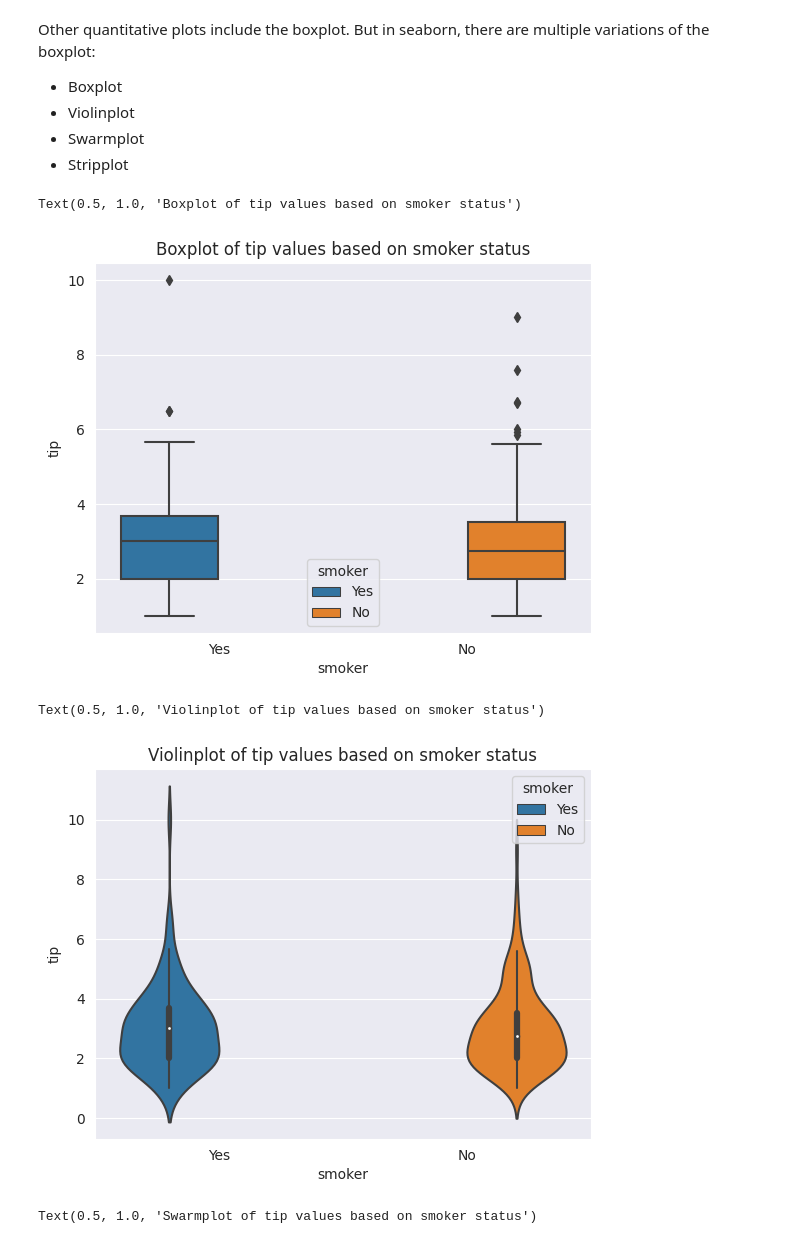
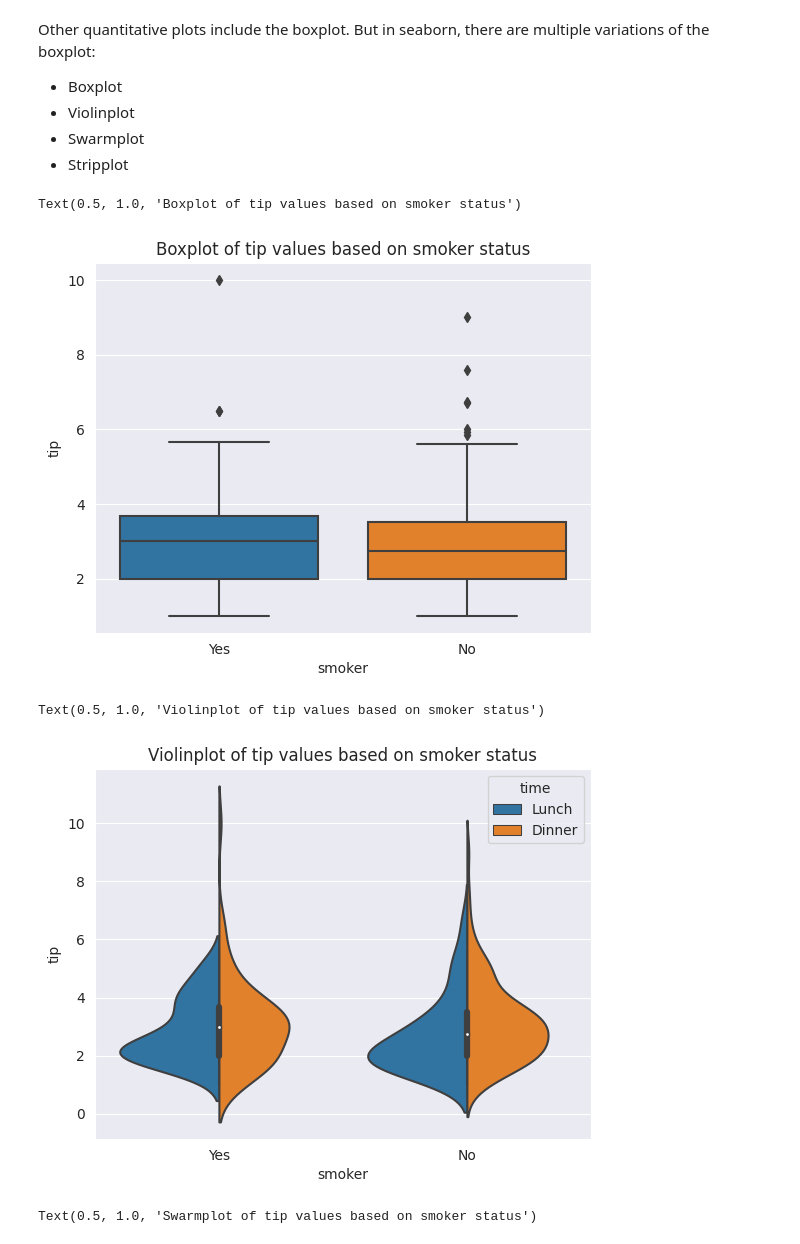
Before and after one commit to drolsonmi/math3080, a Jupyter notebook: Notes/08b Graphs_Seaborn.ipynb, the cells around one changed output. Cells and saved outputs as stored; diff of their text form; code cells hidden in the pictures.

```diff
--- a/Notes/08b Graphs_Seaborn.ipynb
+++ b/Notes/08b Graphs_Seaborn.ipynb
@@ -167,19 +167,19 @@ Other quantitative plots include the boxplot. But in seaborn, there are multiple
 * Stripplot
 # %%
 # Boxplot
-sns.boxplot(data=tips, x='smoker', y='tip', hue='smoker')
+sns.boxplot(data=tips, x='smoker', y='tip')
 plt.title('Boxplot of tip values based on smoker status')
 # %% [output]
 Text(0.5, 1.0, 'Boxplot of tip values based on smoker status')
-[figure, old version]
+[figure, new version]
 # %%
 ###   Violinplot   ###
 
-sns.violinplot(data=tips, x='smoker', y='tip', hue='smoker')
+sns.violinplot(data=tips, x='smoker', y='tip', hue='time', split=True)
 plt.title('Violinplot of tip values based on smoker status')
 # %% [output]
 Text(0.5, 1.0, 'Violinplot of tip values based on smoker status')
-[figure, old version]
+[figure, new version]
 # %%
 ###   Swarmplot   ###
 
```
Also changed, not shown: parts of 9 cells of this notebook, 1 other file.
